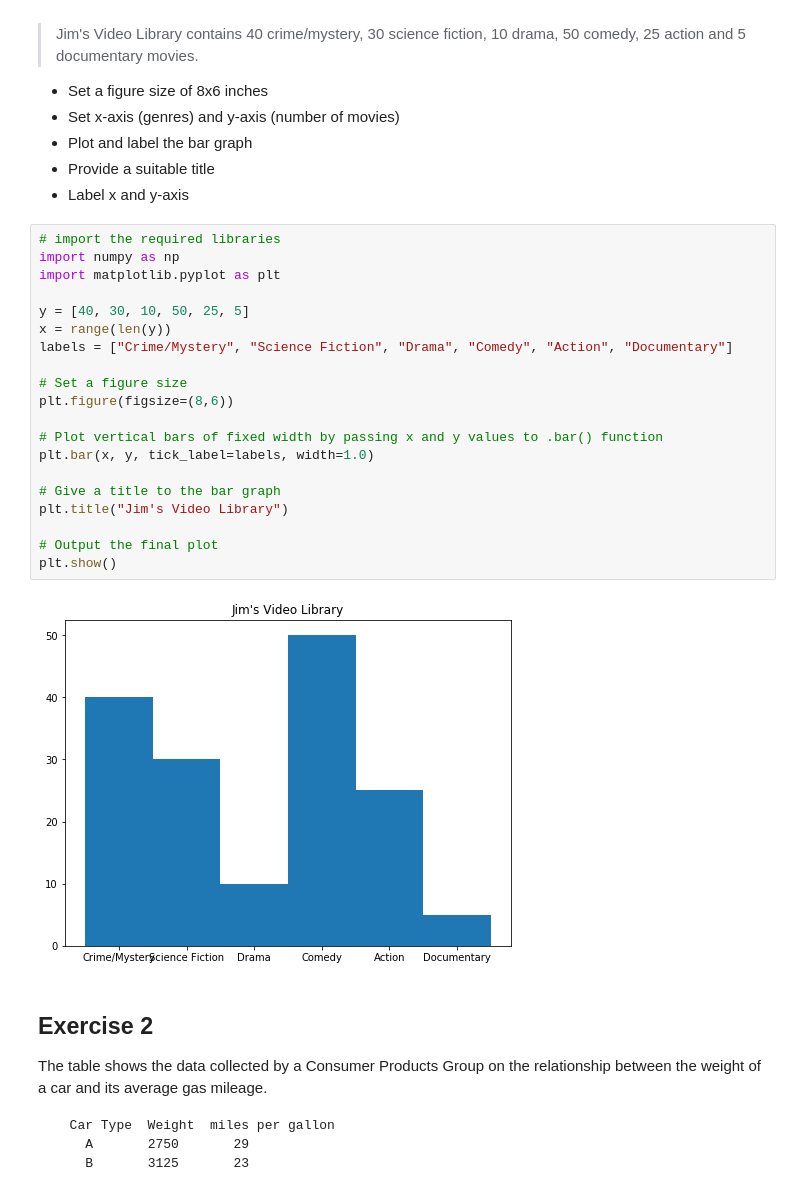
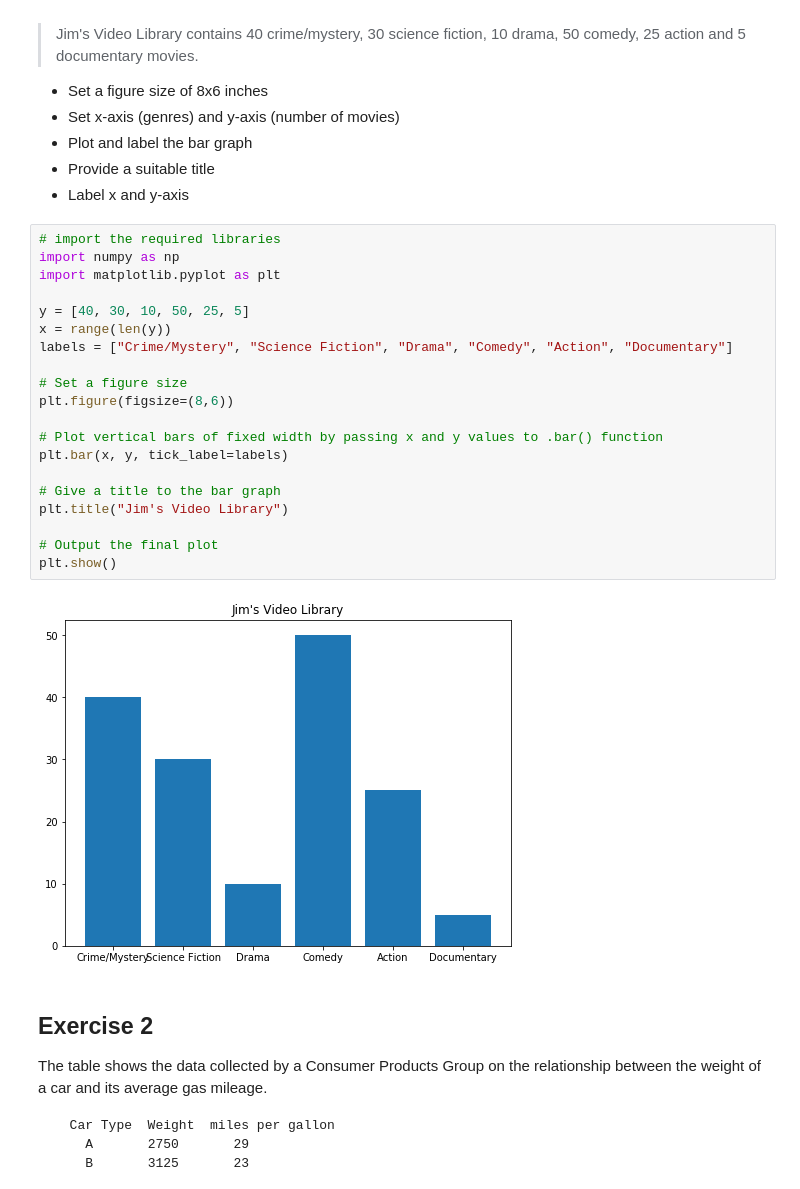
Before and after one commit to npschafer/dsc-data-viz-lab-houston-ds-042219, a Jupyter notebook: index.ipynb, the cells around one changed output. Saved outputs shown, nothing was run; the diff lists cells and outputs as text.

```diff
--- a/index.ipynb
+++ b/index.ipynb
@@ -23,25 +23,25 @@ Make a vertical bar graph using `plt.bar()` for the following set of data:
 # %%
 # import the required libraries
 import numpy as np
 import matplotlib.pyplot as plt
 
 y = [40, 30, 10, 50, 25, 5]
 x = range(len(y))
 labels = ["Crime/Mystery", "Science Fiction", "Drama", "Comedy", "Action", "Documentary"]
 
 # Set a figure size
 plt.figure(figsize=(8,6))
 
 # Plot vertical bars of fixed width by passing x and y values to .bar() function
-plt.bar(x, y, tick_label=labels, width=1.0)
+plt.bar(x, y, tick_label=labels)
 
 # Give a title to the bar graph
 plt.title("Jim's Video Library")
 
 # Output the final plot
 plt.show()
 # %% [output]
-[figure, old version]
+[figure, new version]
 # %% [markdown]
 ## Exercise 2
 
```
